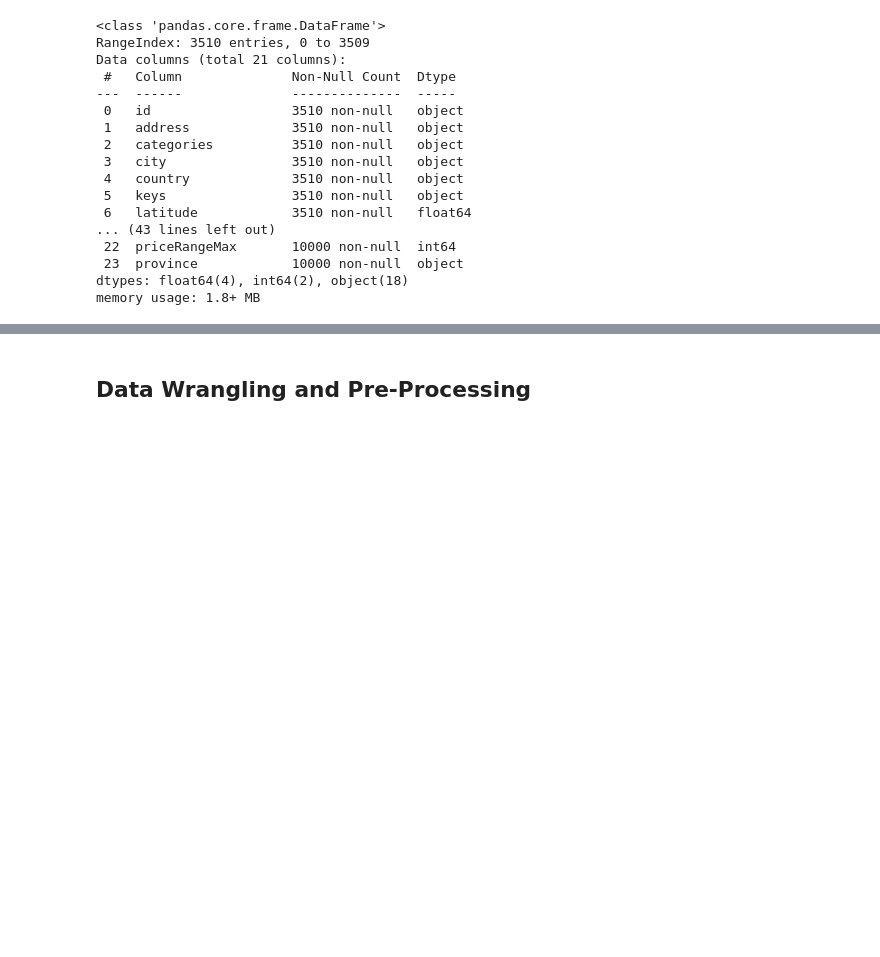
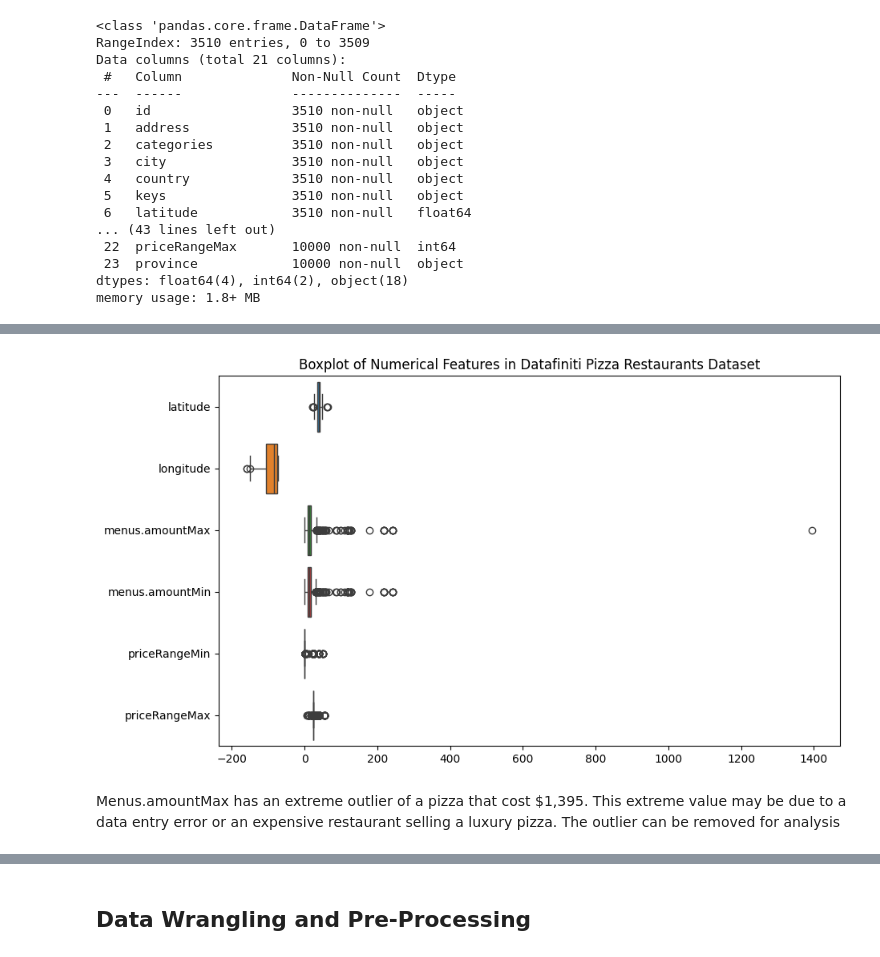
Before and after one commit to arjunvenkateshusd/ads505, a Jupyter notebook: ads505_FinalProj.ipynb, the cells around one changed output, grey strips where cells are left out. Cells and saved outputs as stored; diff of their text form; code cells hidden in the pictures; blank space fills up the shorter version.

Commit message:
Added EDA for numeric features on Dataset2:Datafiniti_Pizza_Restaurants_and_the_Pizza_They_Sell_May19.csv

```diff
--- a/ads505_FinalProj.ipynb
+++ b/ads505_FinalProj.ipynb
@@ -79,0 +174,20 @@ memory usage: 1.8+ MB
+# %%
+# Remove identifier columns for modeling
+data2_cleaned = data2.drop(columns=['id', 'categories', 'address', 'keys', 'menuPageURL']).copy()
+
+# Impute missing values for numeric columns with the mean
+num_cols = data2_cleaned.select_dtypes(include=['float64', 'int64']).columns
+data2_cleaned[num_cols] = data2_cleaned[num_cols].fillna(data2_cleaned[num_cols].mean())
+
+# Impute missing values for categorical columns with the mode
+cat_cols = ['menus.currency', 'postalCode','priceRangeCurrency']
+for col in cat_cols:
+    mode_value = data2_cleaned[col].mode()[0]
+    data2_cleaned[col] = data2_cleaned[col].fillna(mode_value)
+
+# Create binary feature for menus.description and drop original column
+data2_cleaned['has_description'] = np.where(data2_cleaned['menus.description'].notnull(), 1, 0)
+data2_cleaned = data2_cleaned.drop(columns=['menus.description'])
+
+# Verify no missing values remain
+data2_cleaned.isnull().sum()
@@ -79,0 +215,14 @@ memory usage: 1.8+ MB
+# %%
+# Select numerical columns in Dataset 2
+num_columns = data2_cleaned.select_dtypes(include=['float64','int64']).columns
+
+# Boxplot for numerical features in Dataset 2
+plt.figure(figsize=(10,6))
+sns.boxplot(data=data2_cleaned[num_cols], orient='h')
+plt.title('Boxplot of Numerical Features in Datafiniti Pizza Restaurants Dataset')
+plt.xticks(rotation=45)
+plt.show()
+# %% [output]
+[figure, added]
+# %% [markdown]
+Menus.amountMax has an extreme outlier of a pizza that cost $1,395. This extreme value may be due to a data entry error or an expensive restaurant selling a luxury pizza. The outlier can be removed for analysis
```
Also changed, not shown: parts of 20 cells of this notebook.
